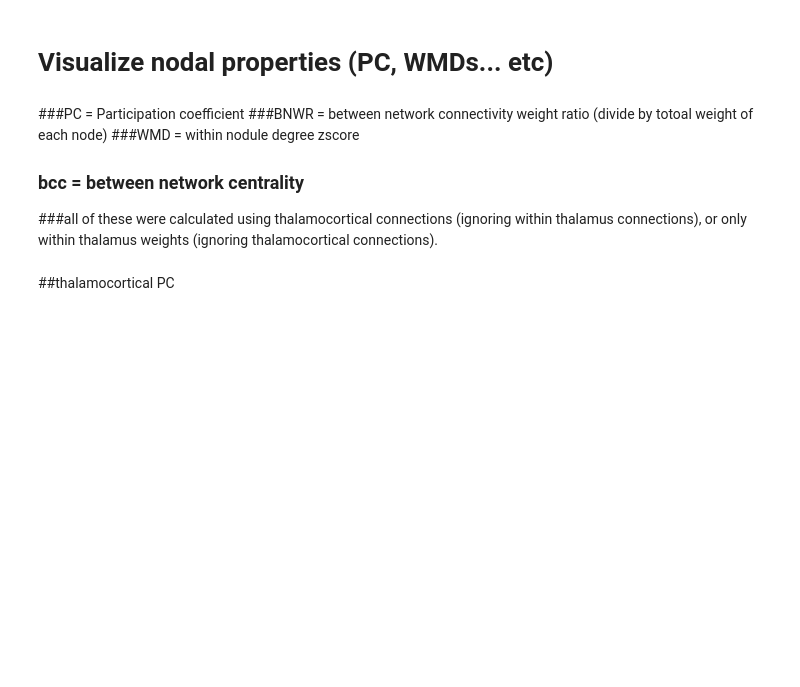
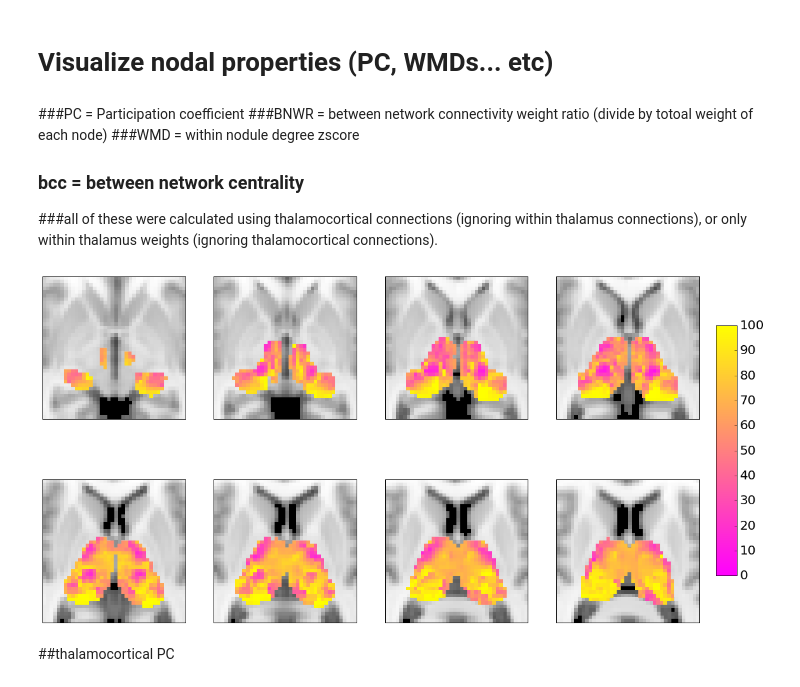
Before and after one commit to kaihwang/FuncParcel, a Jupyter notebook: Visualize_WTA_maps.ipynb, the cells around one changed output. Drawn from its saved outputs; the diff is of its cells as text; code cells hidden in the pictures; blank space fills up the shorter version.

```diff
--- a/Visualize_WTA_maps.ipynb
+++ b/Visualize_WTA_maps.ipynb
@@ -220,6 +220,11 @@ within_Tha_PCs = pickle.load(open('/home/despoB/kaihwang/bin/FuncParcel/Data/NKI
 within_Tha_WMD = pickle.load(open('/home/despoB/kaihwang/bin/FuncParcel/Data/NKI_within_Tha_WMDs', "rb"))
 Tha_bcc = pickle.load(open('/home/despoB/kaihwang/bin/FuncParcel/Data/MGH_bcc', "rb"))
 #visualize_nodal_property(Tha_NNC[320:]/15, 0, 9)
+# %%
+PC = pickle.load(open('/home/despoB/kaihwang/Rest/Graph/MGH_avemat_tha_nodal_pcorr_BNWRs', 'rb'))
+visualize_nodal_property(PC[333:],0,100,'Data/WTA_PC.png')
+# %% [output]
+[figure, added]
 # %% [markdown]
 ##thalamocortical PC
 # %%
```
Also changed, not shown: 2 other files.
